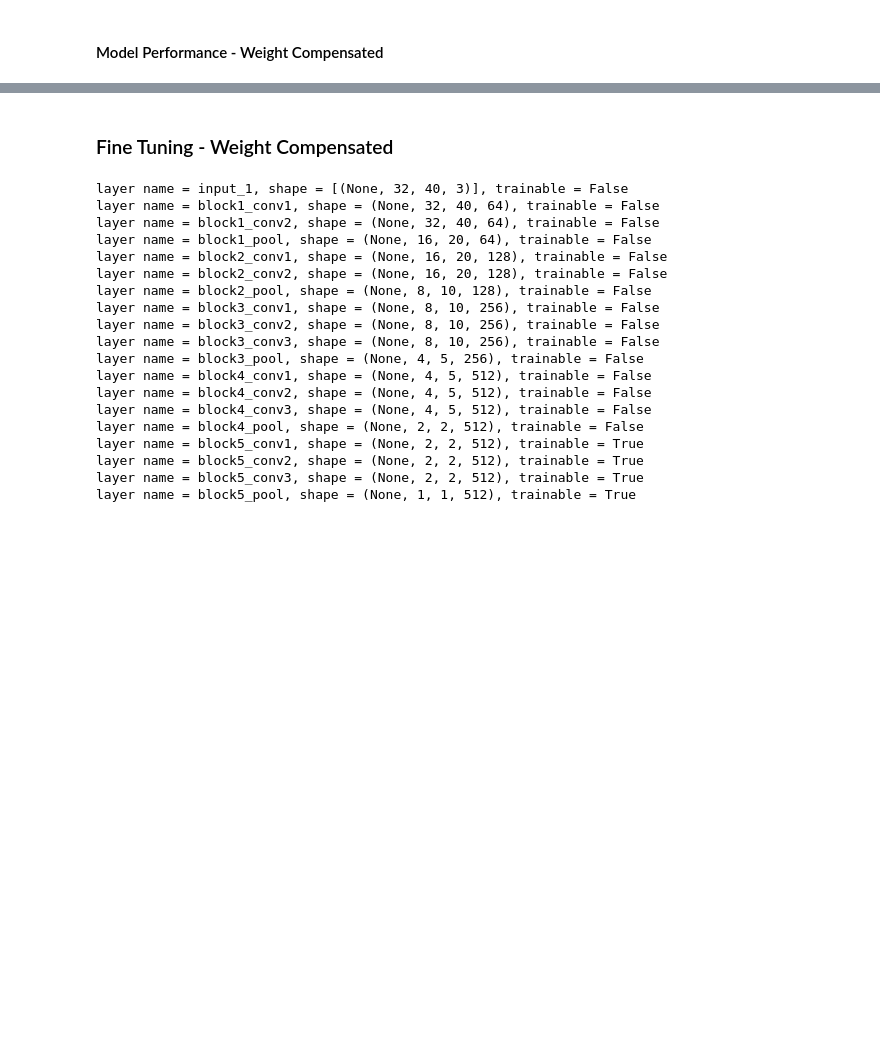
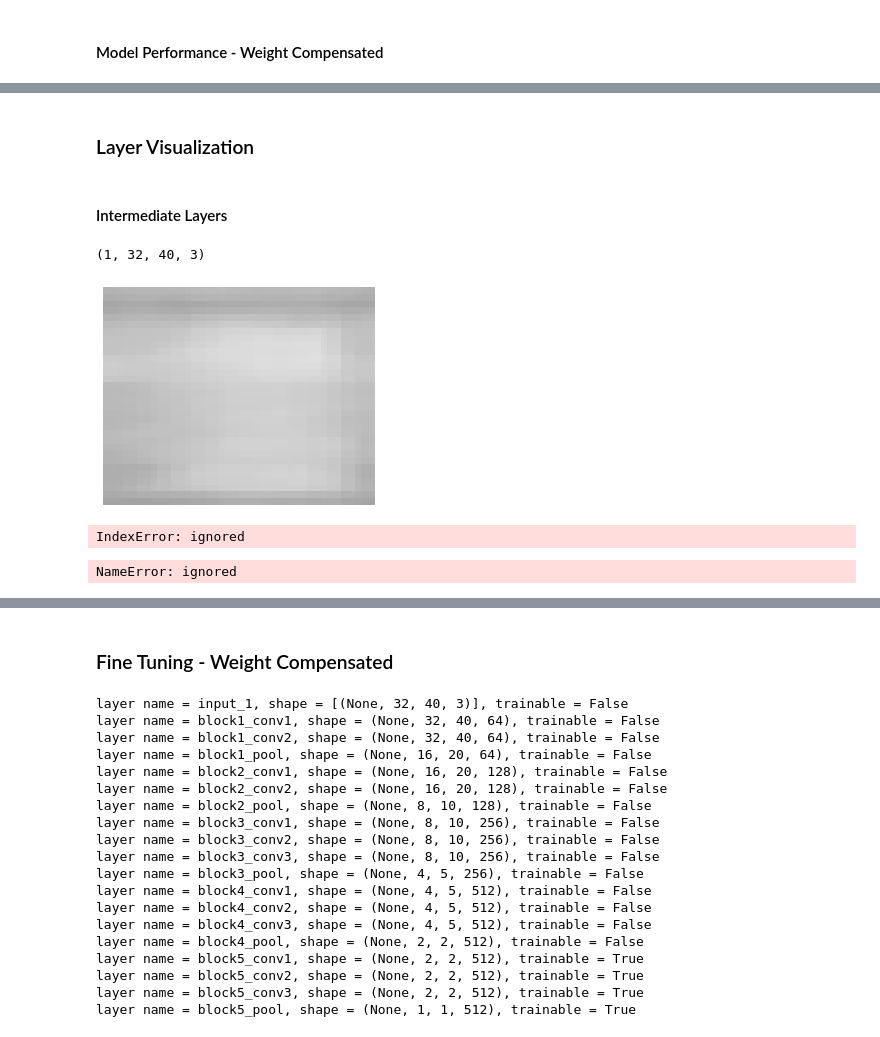
Before and after one commit to regiiis/dlv_group_project, a Jupyter notebook: dlv_transfer_learning.ipynb, the cells around one changed output, grey strips where cells are left out. Cells and saved outputs as stored; diff of their text form; code cells hidden in the pictures; blank space fills up the shorter version.

```diff
--- a/dlv_transfer_learning.ipynb
+++ b/dlv_transfer_learning.ipynb
@@ -591,0 +659,32 @@ plt.show()
+# %% [markdown]
+### Layer Visualization
+# %% [markdown]
+#### Intermediate Layers
+# %%
+img_path = '/content/InfraredSolarModules/images/1.jpg'
+
+def get_img_array(img_path, target_size):
+    # Open the image file and resize it.
+    img = keras.utils.load_img(img_path, target_size=target_size)
+    # Turn the image into a float32 NumPy array of shape (150, 150, 3)
+    array = keras.utils.img_to_array(img)
+    # Add a dimension to transform the array into
+    # a “batch” of a single sample. Its shape is now
+    # (1, 150, 150, 3)
+    array = np.expand_dims(array, axis=0)
+    return array
+
+
+img_tensor = get_img_array(img_path, target_size=(32, 40))
+
+
+print(img_tensor.shape)
+# %% [output]
+(1, 32, 40, 3)
+# %%
+import matplotlib.pyplot as plt
+plt.axis("off")
+plt.imshow(img_tensor[0].astype("uint8"))
+plt.show()
+# %% [output]
+[figure, added]
@@ -591,0 +705,9 @@ plt.show()
+# %%
+first_layer_activation = activations[0]
+print(first_layer_activation.shape)
+# %% [output]
+IndexError: ignored
+# %%
+plt.matshow(first_layer_activation[0, :, :, 5], cmap="viridis")
+# %% [output]
+NameError: ignored
```
Also changed, not shown: parts of 24 cells of this notebook.
